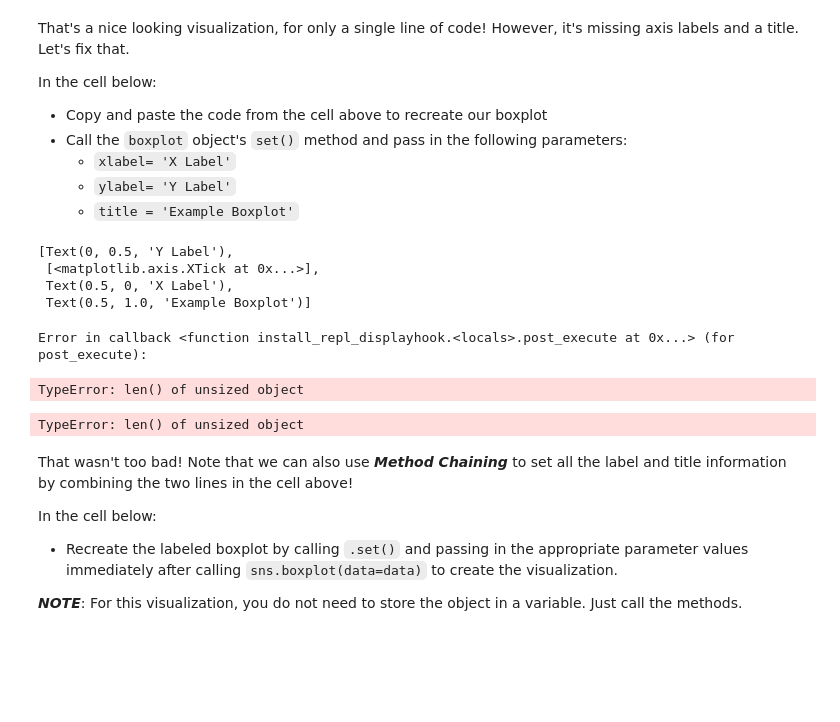
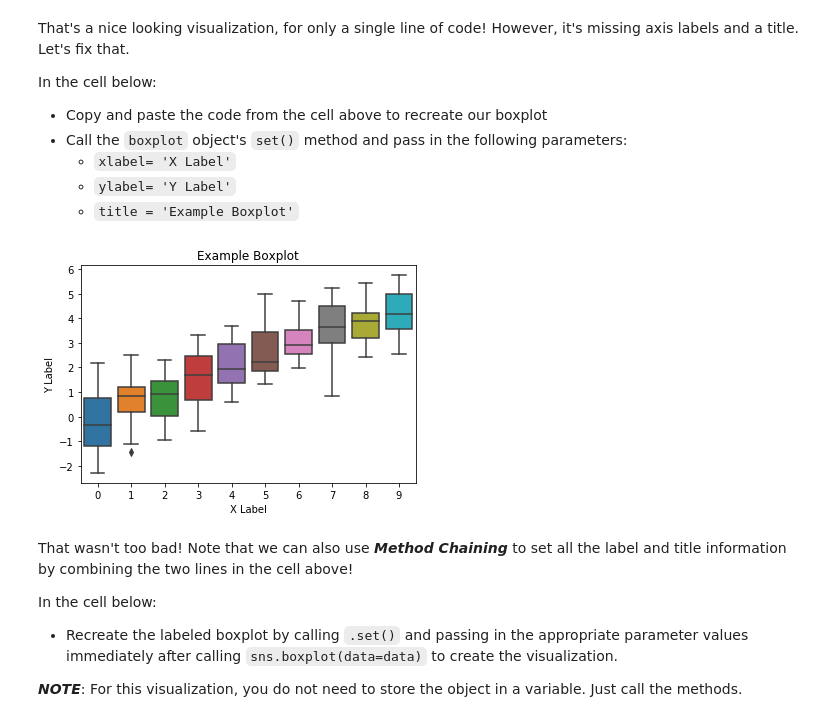
Before and after one commit to menach123/dsc-seaborn-lab-online-ds-ft-090919, a Jupyter notebook: index.ipynb, the cells around one changed output. Saved outputs shown, nothing was run; the diff lists cells and outputs as text; code cells hidden in the pictures; blank space fills up the shorter version.

```diff
--- a/index.ipynb
+++ b/index.ipynb
@@ -58,15 +59,10 @@ In the cell below:
     * `title = 'Example Boxplot'`
 # %%
 boxplot = sns.boxplot(data=data)
-boxplot.set(xlabel = 'X Label', ylabel = 'Y Label', title = 'Example Boxplot', xticks = {'rotation': 'vertical'})
+
+boxplot.set(xlabel = 'X Label', ylabel = 'Y Label', title = 'Example Boxplot');
 # %% [output]
-[Text(0, 0.5, 'Y Label'),
- [<matplotlib.axis.XTick at 0x...>],
- Text(0.5, 0, 'X Label'),
- Text(0.5, 1.0, 'Example Boxplot')]
-Error in callback <function install_repl_displayhook.<locals>.post_execute at 0x...> (for post_execute):
-TypeError: len() of unsized object
-TypeError: len() of unsized object
+[figure, added]
 # %% [markdown]
 That wasn't too bad! Note that we can also use **_Method Chaining_** to set all the label and title information by combining the two lines in the cell above!
 
```
Also changed, not shown: parts of 7 cells of this notebook.
